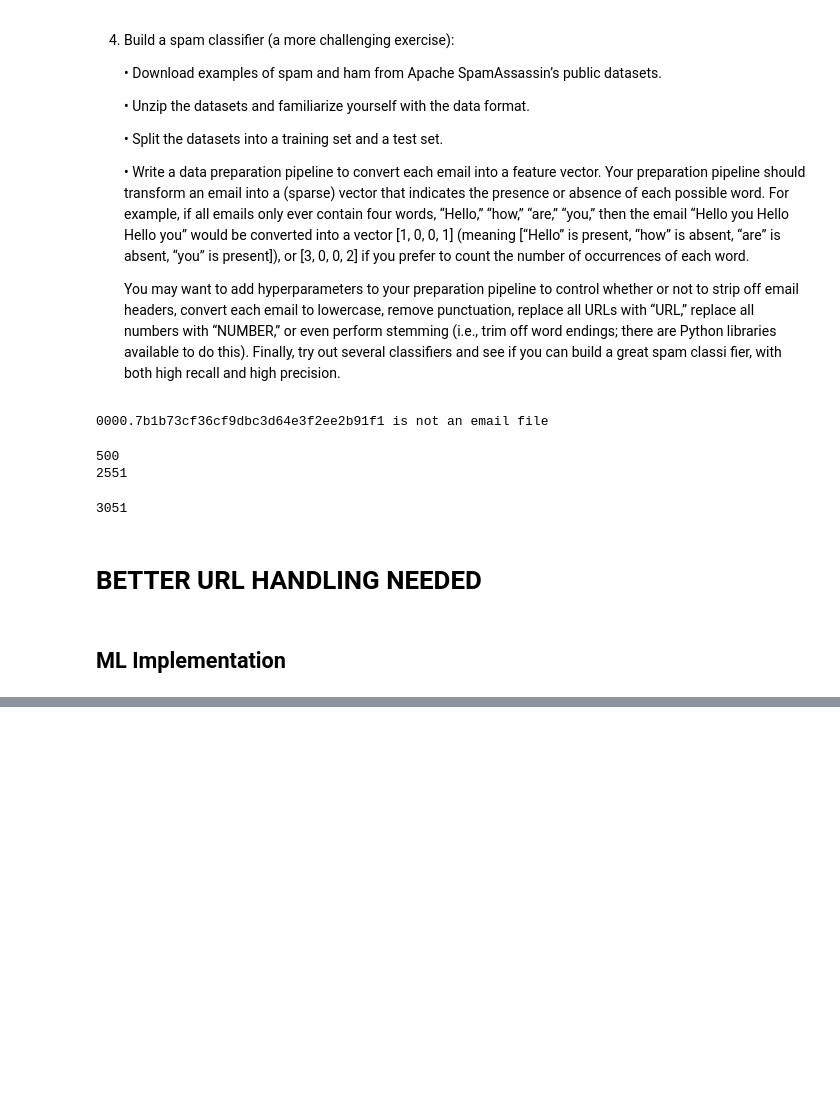
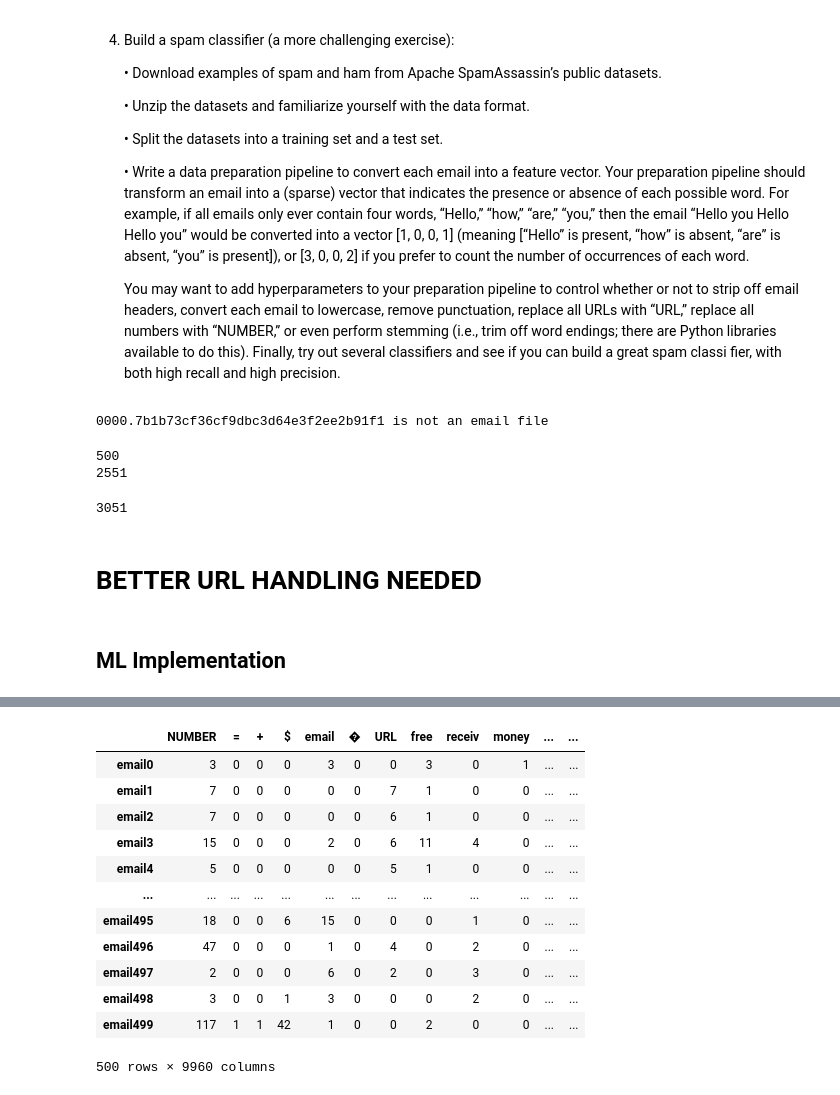
Before and after one commit to tzencirkiran/email_spam_detection, a Jupyter notebook: exercise_4.ipynb, the cells around one changed output, grey strips where cells are left out. Drawn from its saved outputs; the diff is of its cells as text; code cells hidden in the pictures; blank space fills up the shorter version.

Commit message:
ML scores are bad as of now. Small improvements made in Transformers.

```diff
--- a/exercise_4.ipynb
+++ b/exercise_4.ipynb
@@ -243,10 +243,12 @@ from nltk.stem import PorterStemmer
 # %%
 from scipy.sparse import csr_matrix
 # %%
+stop_words =set(stopwords.words("english"))
+
 class WordCountVectorizer(BaseEstimator, TransformerMixin):
 
     def __init__(self, stemming=True, vocab_size=5000, sparse=True):
-        self.stop_words = set(stopwords.words("english"))
+        self.stop_words = stop_words # Here made a change for n_jobs=-1
         self.stemming = stemming
         self.vocab_size = vocab_size
         self.sparse = sparse
@@ -278,7 +280,11 @@ class WordCountVectorizer(BaseEstimator, TransformerMixin):
 
         # Our vocab_size will determine feauture counts, if remaining tokens are not in this list
         # they will be counted as OTHER_ELEMENT
-        features = pd.Series(token_list).value_counts(ascending=False).head(self.vocab_size).index.to_list()
+        features = pd.Series(token_list).value_counts(ascending=False).index.to_list()
+        if self.vocab_size > len(features) or self.vocab_size=="max":
+            pass
+        else:
+            features = features[:self.vocab_size]
 
         # X_tokens is X, contains list of tokens of each row
         return features, X_tokens
@@ -424,0 +460,5 @@ joblib.dump(grid_search, "grid_search_models.joblib")
+# %%
+preprocesser_test = PreProcessing()
+# %%
+processed = preprocesser_test.transform(spam_emails)
+processed
@@ -424,0 +483,18 @@ joblib.dump(grid_search, "grid_search_models.joblib")
+# %%
+vectorizer_test = WordCountVectorizer(vocab_size=20000, sparse=False)
+# %%
+vectorizer_test.transform(processed)
+# %% [output]
+|  | NUMBER | = | + | $ | email | � | URL | free | receiv | money | ... | ... |
+| email0 | 3 | 0 | 0 | 0 | 3 | 0 | 0 | 3 | 0 | 1 | ... | ... |
+| email1 | 7 | 0 | 0 | 0 | 0 | 0 | 7 | 1 | 0 | 0 | ... | ... |
+| email2 | 7 | 0 | 0 | 0 | 0 | 0 | 6 | 1 | 0 | 0 | ... | ... |
+| email3 | 15 | 0 | 0 | 0 | 2 | 0 | 6 | 11 | 4 | 0 | ... | ... |
+| email4 | 5 | 0 | 0 | 0 | 0 | 0 | 5 | 1 | 0 | 0 | ... | ... |
+| ... | ... | ... | ... | ... | ... | ... | ... | ... | ... | ... | ... | ... |
+| email495 | 18 | 0 | 0 | 6 | 15 | 0 | 0 | 0 | 1 | 0 | ... | ... |
+| email496 | 47 | 0 | 0 | 0 | 1 | 0 | 4 | 0 | 2 | 0 | ... | ... |
+| email497 | 2 | 0 | 0 | 0 | 6 | 0 | 2 | 0 | 3 | 0 | ... | ... |
+| email498 | 3 | 0 | 0 | 1 | 3 | 0 | 0 | 0 | 2 | 0 | ... | ... |
+| email499 | 117 | 1 | 1 | 42 | 1 | 0 | 0 | 2 | 0 | 0 | ... | ... |
+500 rows × 9960 columns
```
Also changed, not shown: parts of 12 cells of this notebook.
